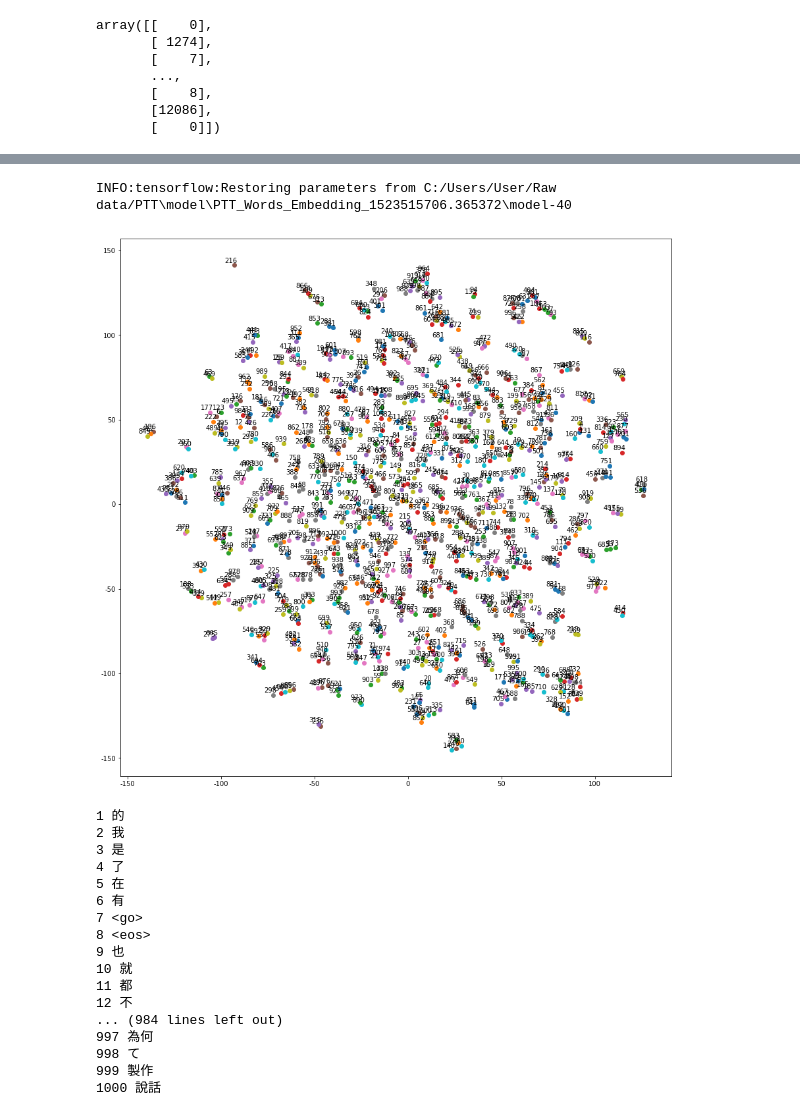
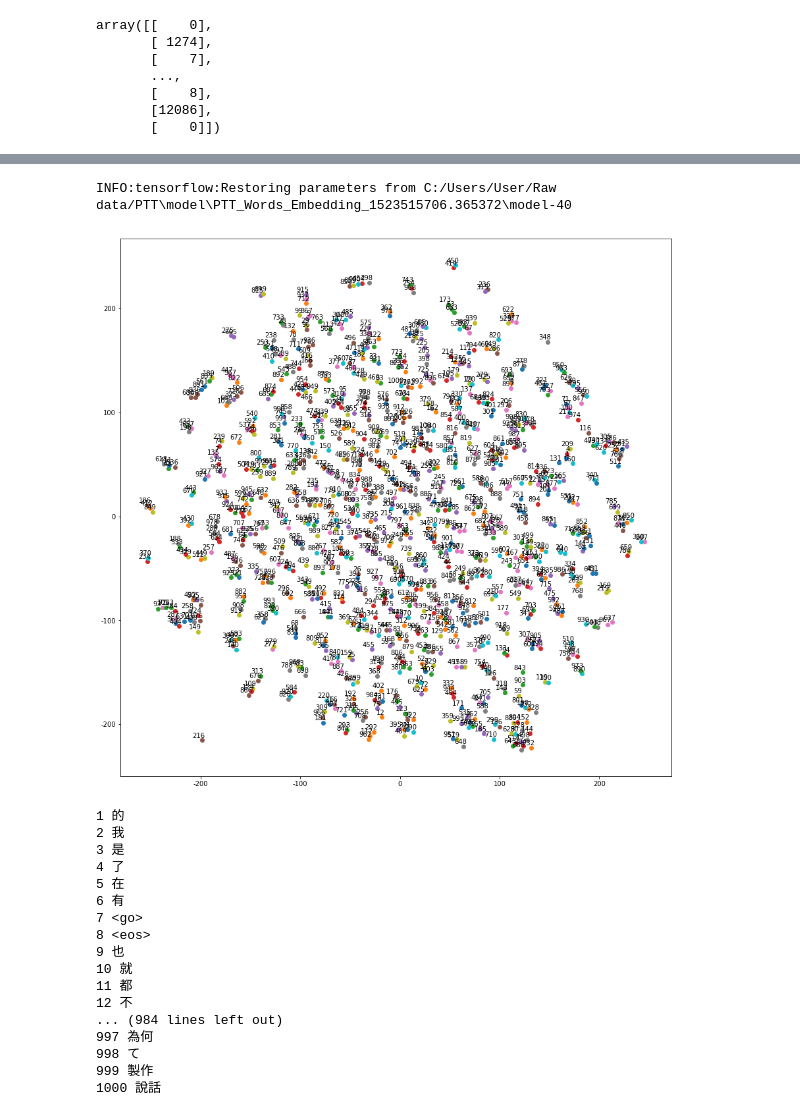
Before and after one commit to changweilin/PTT-text-generator-Encoder-Decoder-model, a Jupyter notebook: PTT word embedding.ipynb, the cells around one changed output, grey strips where cells are left out. Drawn from its saved outputs; the diff is of its cells as text; code cells hidden in the pictures.

```diff
--- a/PTT word embedding.ipynb
+++ b/PTT word embedding.ipynb
@@ -461,6 +570,7 @@ Elapsed time in total: 37804.99860858917
 # %%
 import tensorflow as tf
 import numpy as np
+import matplotlib.pyplot as plt
 import csv
 import os
 ################################################################
@@ -501,35 +611,35 @@ from matplotlib import pylab
 from sklearn.manifold import TSNE
 ################################################################
 # Build t-SNE dimensionality reduction for embeddings lookup.
 ################################################################
 
 #font = FontProperties(fname= r'C:\windows\fonts\Microsoft JhengHei UI\msjh', size=10)
 plt.rcParams['font.family']='msjh'#'Microsoft JhengHei UI' # 指定默認字體
 plt.rcParams['axes.unicode_minus'] = False # 解決保存圖像是負號'-'顯示為方塊的問題
 
 num_points = 1000
-tsne = TSNE(perplexity=30, n_components=2, init='pca', n_iter=10000, method='exact')
+tsne = TSNE(perplexity=30, n_components=2, init='pca', n_iter=50000, method='exact')
 two_d_embeddings = tsne.fit_transform(normal_embeddings[1:num_points+1, :])
 
 def plot(embeddings, labels):
     assert embeddings.shape[0] >= len(labels), 'More labels than embeddings'
     pylab.figure(figsize=(15,15))  # in inches
     for i, label in enumerate(labels):
         x, y = embeddings[i,:]
         pylab.scatter(x, y)
         pylab.annotate(label, xy=(x, y), xytext=(5, 2), textcoords='offset points',
                        ha='right', va='bottom')
     pylab.show()
 
 #words = [vocab_reverse[i] for i in range(1, num_points+1)]
 words = [i for i in range(1, num_points+1)]
 plot(two_d_embeddings, words)
 
 for i in range(1, num_points+1):
     print(i, vocab_reverse[i])
 # %% [output]
 INFO:tensorflow:Restoring parameters from C:/Users/User/Raw data/PTT\model\PTT_Words_Embedding_1523515706.365372\model-40
-[figure, old version]
+[figure, new version]
 1 的
 2 我
 3 是
```
Also changed, not shown: parts of 2 cells of this notebook.
